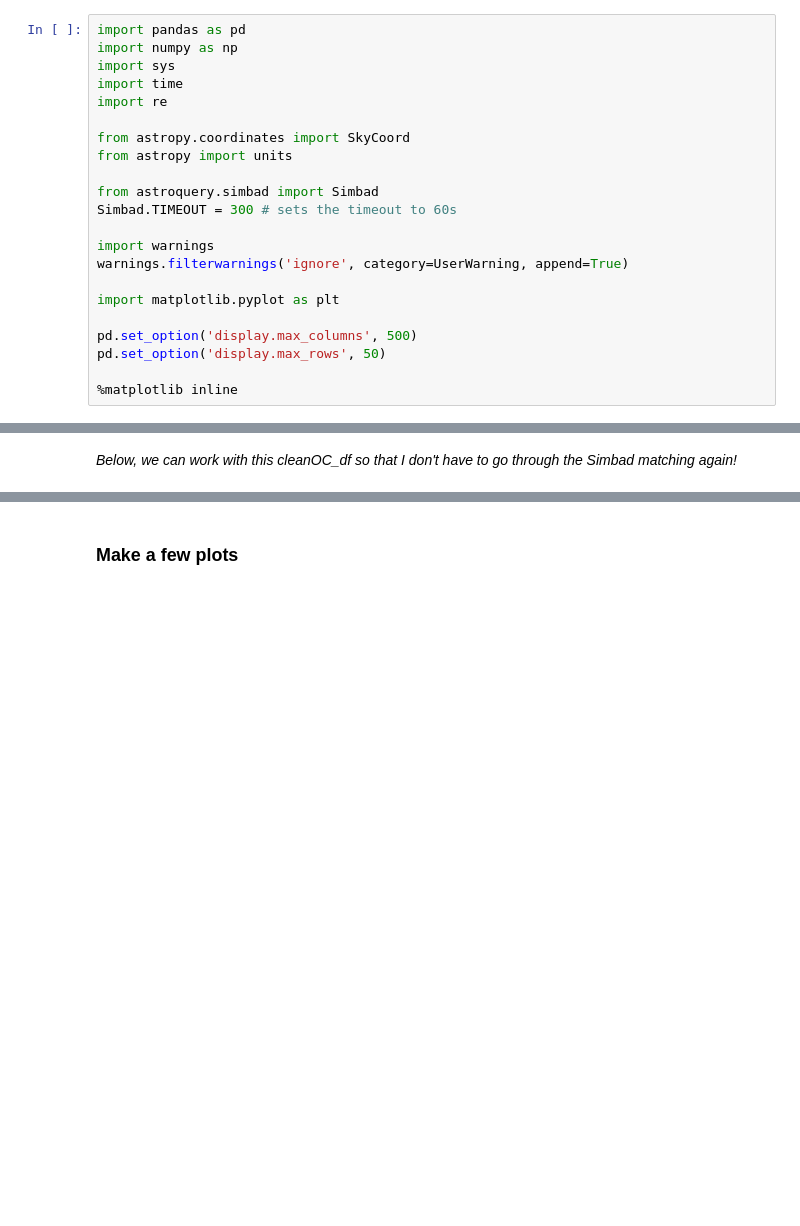
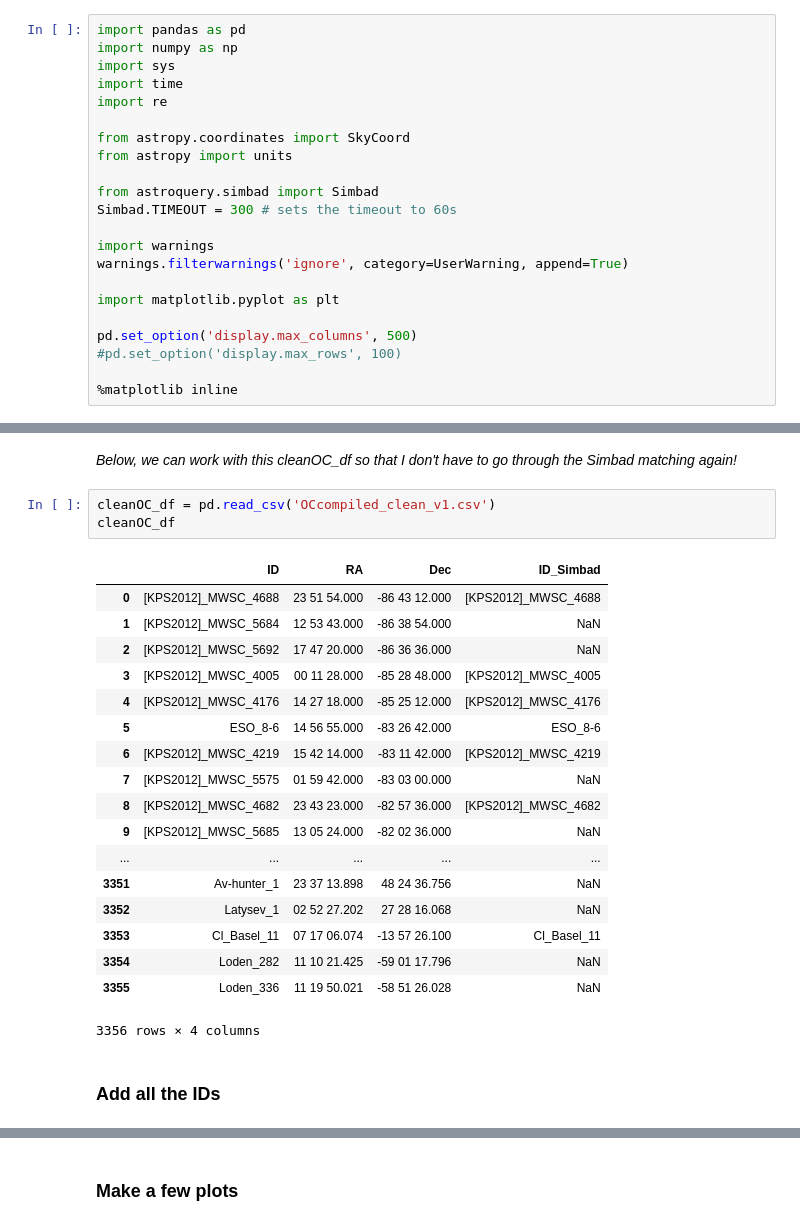
Before and after one commit to ageller/compileOCs, a Jupyter notebook: cleanOCdata.ipynb, the cells around one changed output, grey strips where cells are left out. Cells and saved outputs as stored; diff of their text form; blank space fills up the shorter version.

Commit message:
working on cleaned table:

```diff
--- a/cleanOCdata.ipynb
+++ b/cleanOCdata.ipynb
@@ -25,7 +25,7 @@ warnings.filterwarnings('ignore', category=UserWarning, append=True)
 import matplotlib.pyplot as plt
 
 pd.set_option('display.max_columns', 500)
-pd.set_option('display.max_rows', 50)
+#pd.set_option('display.max_rows', 100)
 
 %matplotlib inline
 # %% [output]
@@ -168,2 +156,26 @@ if (matchCoords):
 # %% [markdown]
 *Below, we can work with this cleanOC_df so that I don't have to go through the Simbad matching again!*
+# %%
+cleanOC_df = pd.read_csv('OCcompiled_clean_v1.csv')
+cleanOC_df
+# %% [output]
+|  | ID | RA | Dec | ID_Simbad |
+| 0 | [KPS2012]_MWSC_4688 | 23 51 54.000 | -86 43 12.000 | [KPS2012]_MWSC_4688 |
+| 1 | [KPS2012]_MWSC_5684 | 12 53 43.000 | -86 38 54.000 | NaN |
+| 2 | [KPS2012]_MWSC_5692 | 17 47 20.000 | -86 36 36.000 | NaN |
+| 3 | [KPS2012]_MWSC_4005 | 00 11 28.000 | -85 28 48.000 | [KPS2012]_MWSC_4005 |
+| 4 | [KPS2012]_MWSC_4176 | 14 27 18.000 | -85 25 12.000 | [KPS2012]_MWSC_4176 |
+| 5 | ESO_8-6 | 14 56 55.000 | -83 26 42.000 | ESO_8-6 |
+| 6 | [KPS2012]_MWSC_4219 | 15 42 14.000 | -83 11 42.000 | [KPS2012]_MWSC_4219 |
+| 7 | [KPS2012]_MWSC_5575 | 01 59 42.000 | -83 03 00.000 | NaN |
+| 8 | [KPS2012]_MWSC_4682 | 23 43 23.000 | -82 57 36.000 | [KPS2012]_MWSC_4682 |
+| 9 | [KPS2012]_MWSC_5685 | 13 05 24.000 | -82 02 36.000 | NaN |
+| ... | ... | ... | ... | ... |
+| 3351 | Av-hunter_1 | 23 37 13.898 | 48 24 36.756 | NaN |
+| 3352 | Latysev_1 | 02 52 27.202 | 27 28 16.068 | NaN |
+| 3353 | Cl_Basel_11 | 07 17 06.074 | -13 57 26.100 | Cl_Basel_11 |
+| 3354 | Loden_282 | 11 10 21.425 | -59 01 17.796 | NaN |
+| 3355 | Loden_336 | 11 19 50.021 | -58 51 26.028 | NaN |
+3356 rows × 4 columns
+# %% [markdown]
+### Add all the IDs
```
Also changed, not shown: parts of 39 cells of this notebook, 8 other files.
